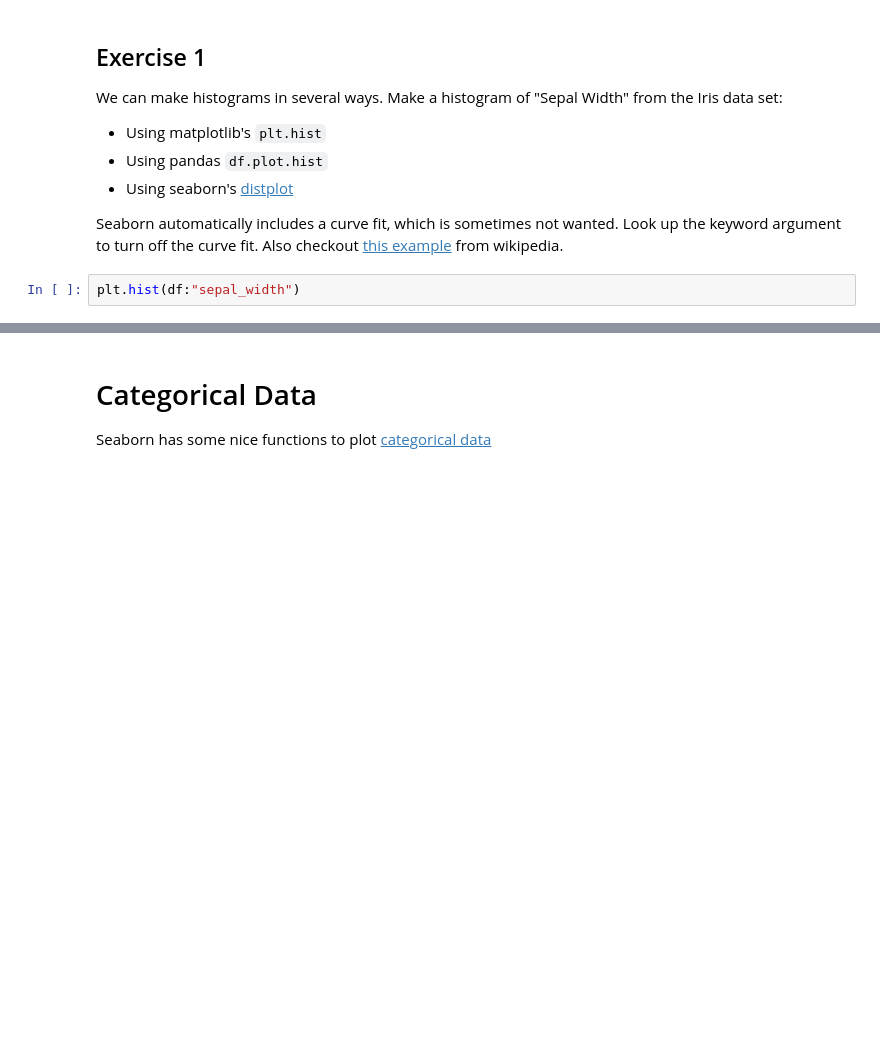
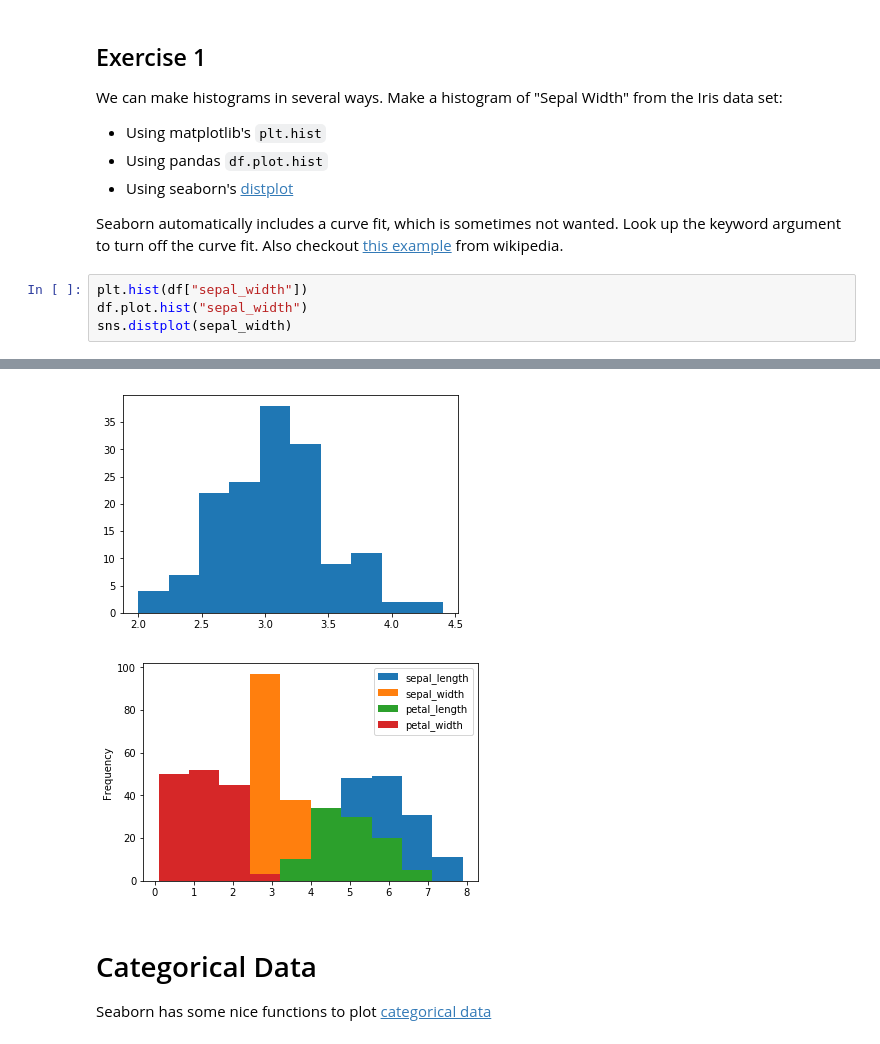
Before and after one commit to judesgit/GA-Data_Science, a Jupyter notebook: lessons/lesson-05/code/Data Visualization Lab.ipynb, the cells around one changed output, grey strips where cells are left out. Drawn from its saved outputs; the diff is of its cells as text; blank space fills up the shorter version.

```diff
--- a/lessons/lesson-05/code/Data Visualization Lab.ipynb
+++ b/lessons/lesson-05/code/Data Visualization Lab.ipynb
@@ -119,5 +121,7 @@ We can make histograms in several ways. Make a histogram of "Sepal Width" from t
 
 Seaborn automatically includes a curve fit, which is sometimes not wanted. Look up the keyword argument to turn off the curve fit. Also checkout [this example](https://en.wikipedia.org/wiki/File:Fisher_iris_versicolor_sepalwidth.svg) from wikipedia.
 # %%
-plt.hist(df:"sepal_width")
+plt.hist(df["sepal_width"])
+df.plot.hist("sepal_width")
+sns.distplot(sepal_width)
 # %% [output]
@@ -125,3 +129,5 @@ SyntaxError: invalid syntax (<ipython-input-12-7ce37d458499>, line 1)
+[figure, added]
+[figure, added]
 # %% [markdown]
 # Categorical Data
 Seaborn has some nice functions to plot [categorical data](https://stanford.edu/~mwaskom/software/seaborn/tutorial/categorical.html)
```
Also changed, not shown: parts of 19 cells of this notebook, 3 other files.
